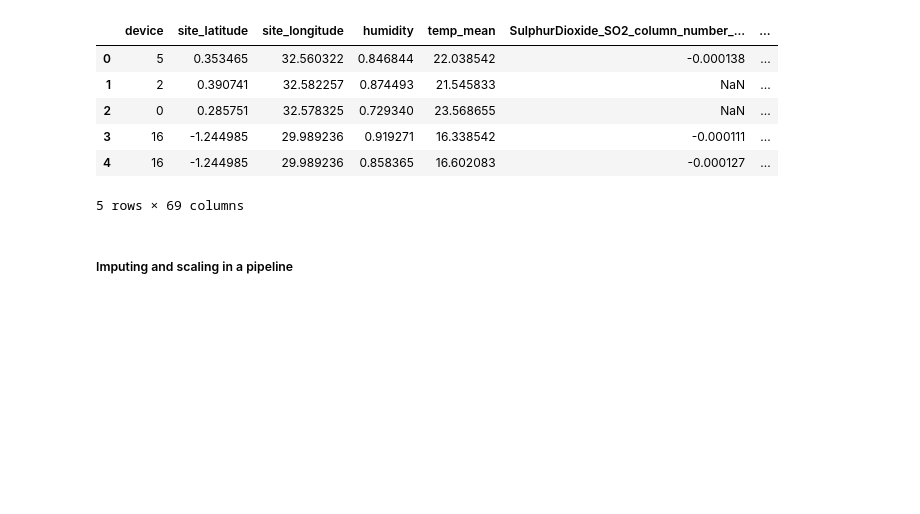
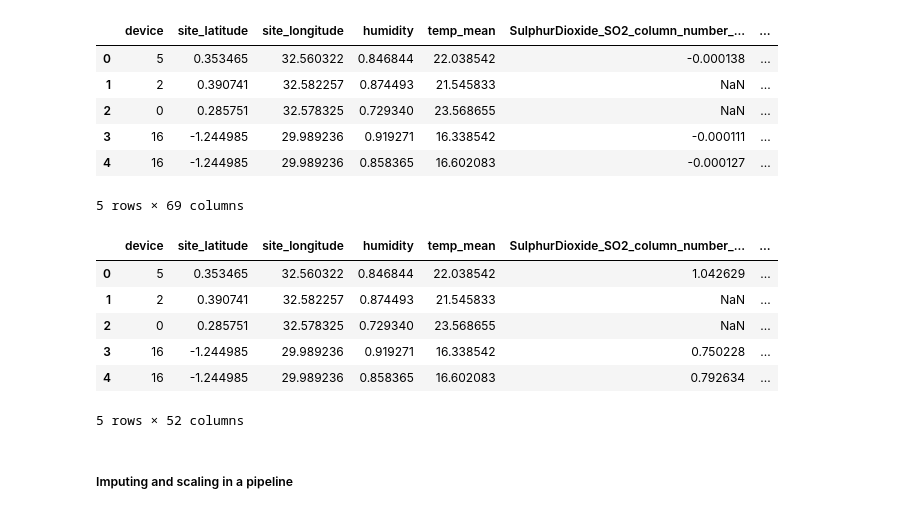
Before and after one commit to michaelbabajide/zindi-competitions, a Jupyter notebook: train.ipynb, the cells around one changed output. Drawn from its saved outputs; the diff is of its cells as text; code cells hidden in the pictures; blank space fills up the shorter version.

```diff
--- a/train.ipynb
+++ b/train.ipynb
@@ -152 +172,11 @@ data_drop.head()
+# %%
+drop.head()
+# %% [output]
+|  | device | site_latitude | site_longitude | humidity | temp_mean | SulphurDioxide_SO2_column_number_... | ... |
+| 0 | 5 | 0.353465 | 32.560322 | 0.846844 | 22.038542 | 1.042629 | ... |
+| 1 | 2 | 0.390741 | 32.582257 | 0.874493 | 21.545833 | NaN | ... |
+| 2 | 0 | 0.285751 | 32.578325 | 0.729340 | 23.568655 | NaN | ... |
+| 3 | 16 | -1.244985 | 29.989236 | 0.919271 | 16.338542 | 0.750228 | ... |
+| 4 | 16 | -1.244985 | 29.989236 | 0.858365 | 16.602083 | 0.792634 | ... |
+5 rows × 52 columns
 # %%
```
Also changed, not shown: parts of 10 cells of this notebook.
